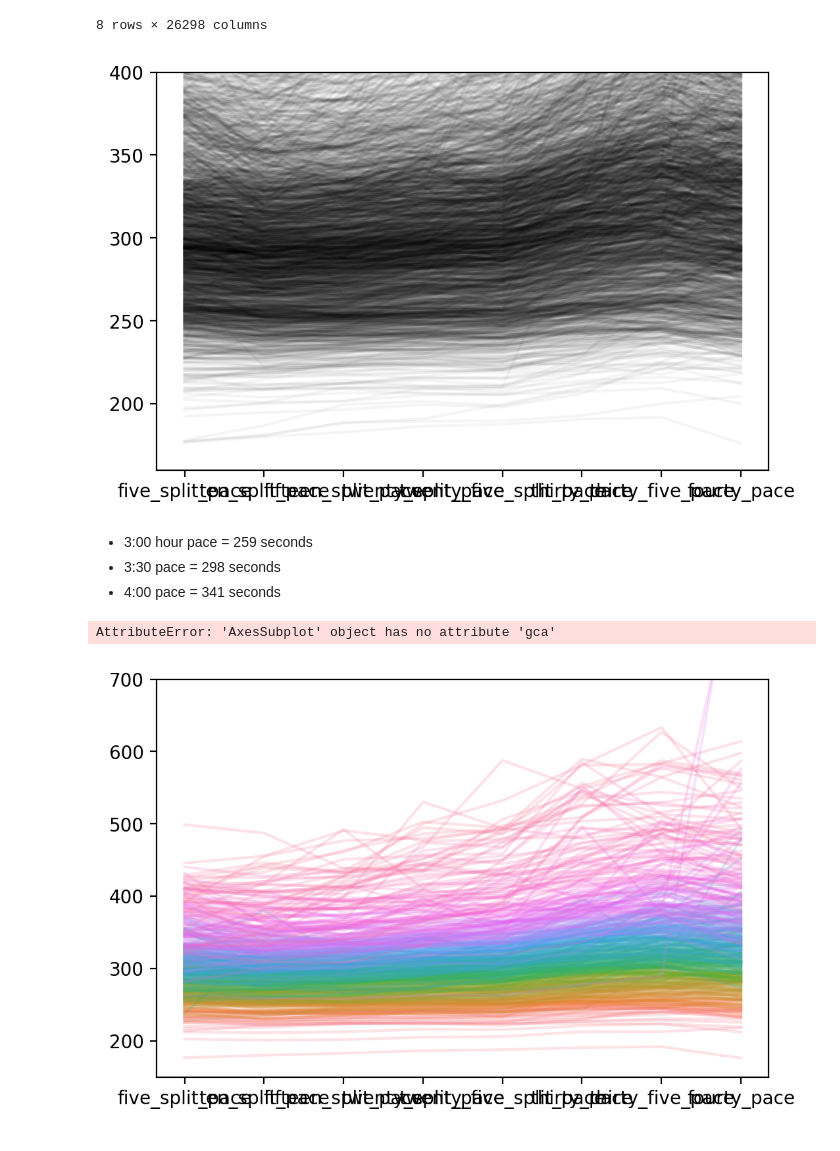
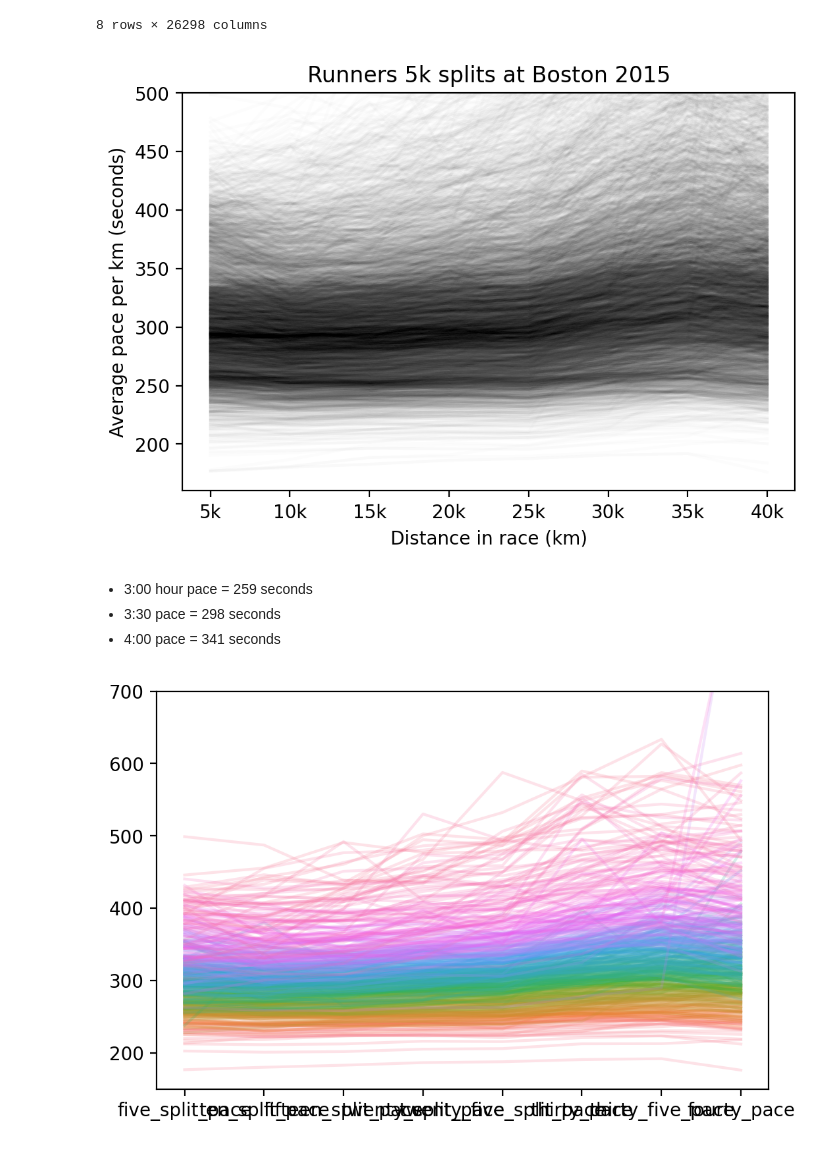
Before and after one commit to Eliphaz/marathon-data-analysis, a Jupyter notebook: boston_analysis.ipynb, the cells around one changed output. Cells and saved outputs as stored; diff of their text form; code cells hidden in the pictures.

```diff
--- a/boston_analysis.ipynb
+++ b/boston_analysis.ipynb
@@ -218,7 +203,7 @@ dtypes: int64(7), object(20)
 memory usage: 5.6+ MB
 # %%
 def make_pace_df(df):
-    pace_df = pd.DataFrame([df["Age"], df['M/F'], df['Time in Seconds'], df['Overall'], df['Gender'], df['Division']]).transpose()
+    pace_df = pd.DataFrame([df["Age"], df['Sex'], df['Time in Seconds'], df['Overall'], df['Gender'], df['Division']]).transpose()
     pace_df['five_split_pace'] = np.array(get_seconds(df['five_split'])) / 5
     pace_df['ten_split_pace'] = (np.array(get_seconds(df['ten_split'])) - np.array(get_seconds(df['five_split'])))/ 5
     pace_df['fifteen_split_pace'] = (np.array(get_seconds(df['fifteen_split'])) - np.array(get_seconds(df['ten_split'])))/ 5
@@ -248,21 +249,20 @@ pace_df.iloc[:,6:14].transpose()
 8 rows × 26298 columns
 # %%
 plt.rcParams['figure.dpi'] = 200
-ax = sns.lineplot(data= pace_df.iloc[0::10,6:14].transpose(), alpha = 0.04, legend=None, dashes= False,
-palette=['black']* (len(pace_df.index)//10+1))
-ax.set(ylim=(160,400))
+ax = sns.lineplot(data= pace_df.iloc[0::5,6:14].transpose(), alpha = 0.01, legend=None, dashes= False,
+palette=['black']* (len(pace_df.index)//5+1))
+ax.set(ylim=(160,500))
+plt.xlabel("Distance in race (km)", fontsize=10)
+plt.ylabel("Average pace per km (seconds)", fontsize=10)
+plt.title("Runners 5k splits at Boston 2015", fontsize=12)
+ax.set_xticklabels(['5k','10k','15k','20k','25k','30k','35k','40k','42.2'])
 plt.show()
 # %% [output]
-[figure, old version]
+[figure, new version]
 # %% [markdown]
 - 3:00 hour pace = 259 seconds
 - 3:30 pace = 298 seconds
 - 4:00 pace = 341 seconds
-# %%
-ax = p.gca()
-ax.set(ylim=(150,700))
-# %% [output]
-AttributeError: 'AxesSubplot' object has no attribute 'gca'
 # %%
 plt.rcParams['figure.dpi'] = 200
 ax = sns.lineplot(data= pace_df.iloc[0::50,6:14].transpose(), alpha = 0.2, legend=None, dashes= False)
```
Also changed, not shown: parts of 16 cells of this notebook, 6 other files.
